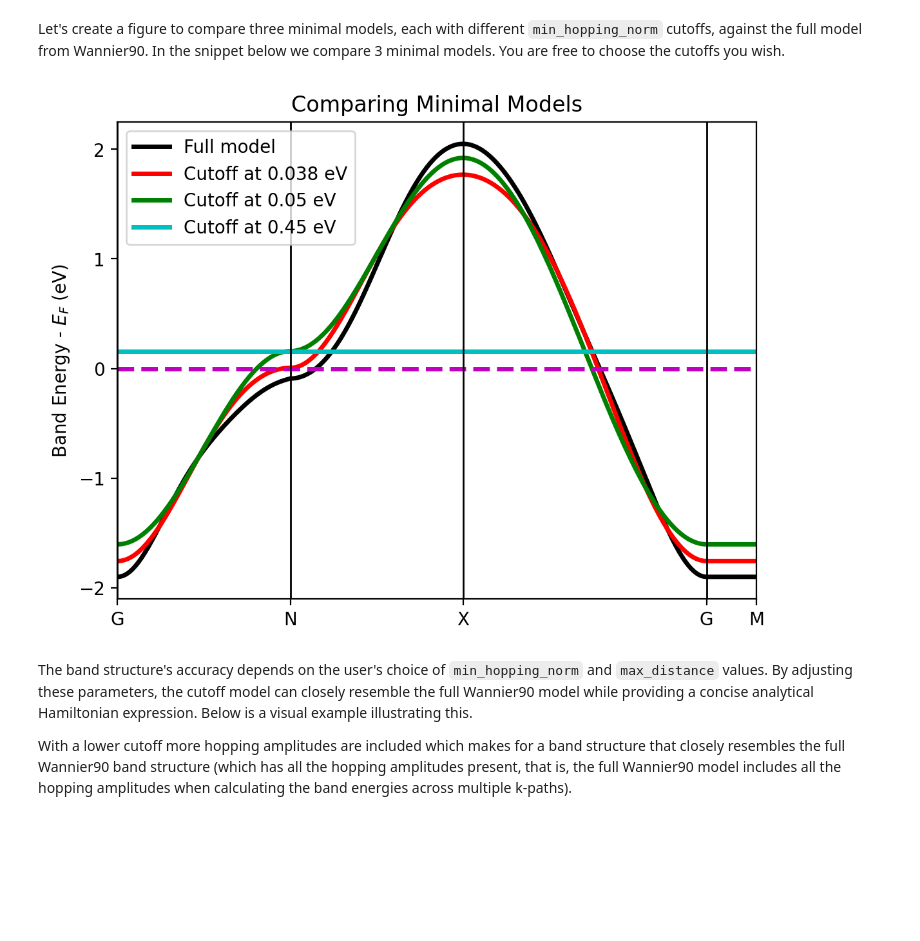
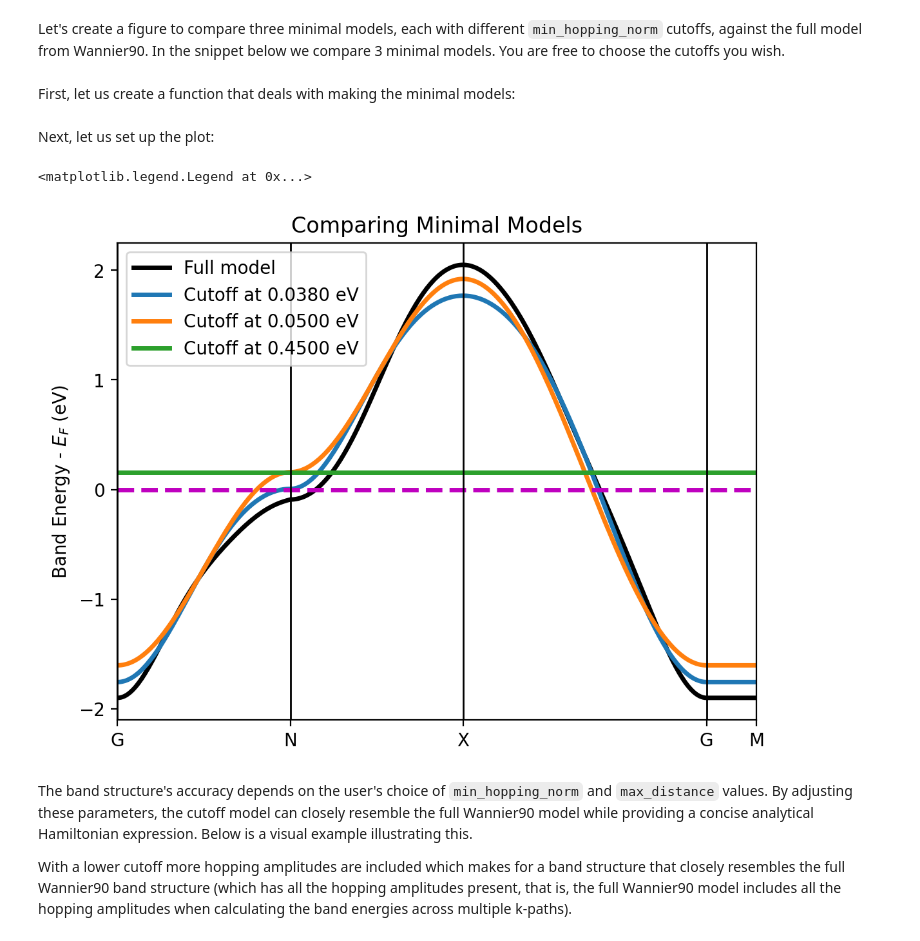
Before and after one commit to TRIQS/tutorials, a Jupyter notebook: SymPyfy Tutorial.ipynb, the cells around one changed output. Saved outputs shown, nothing was run; the diff lists cells and outputs as text; code cells hidden in the pictures; blank space fills up the shorter version.

Commit message:
Improved how we get the plot by getting rid of the inefficient function by replacing it with a for loop that basically does the same plotting work for us

````diff
--- a/SymPyfy Tutorial.ipynb
+++ b/SymPyfy Tutorial.ipynb
@@ -186,8 +94,78 @@ def compare_minimal_models(w90_input, fermi_ev, cutoff_1 = 0.038, cutoff_2 = 0.0
-# %%
-# calling the function
-compare_minimal_models(w90_input, 12.7367, cutoff_1 = 0.038, cutoff_2 = 0.05, cutoff_3 = 0.45)
-# %% [output]
-[figure, removed]
+# %% [markdown]
+First, let us create a function that deals with making the minimal models:
+# %%
+def minimal_model(w90_input, fermi_ev, cutoff):
+    # get band structure from Wannier90 in the form of
+    # list of k-points in reduced coordinates
+    # energies interpolated by Wannier90
+    (w90_kpt, w90_evals) = w90_input.w90_bands_consistency()
+
+    # obtain simplified model based on various cutoffs
+    w90_model = w90_input.model(zero_energy = fermi_ev, min_hopping_norm = cutoff, max_distance = None)
+
+    # solve simplified model on the same k-path as in Wannier90
+    return w90_model.solve_all(w90_kpt)
+# %% [markdown]
+Next, let us set up the plot:
+# %%
+# setting up the plots
+fig, ax = plt.subplots(dpi = 200)
+
+# plotting the full Wannier90 model
+(w90_kpt, w90_evals) = w90_input.w90_bands_consistency()
+for i in range(w90_evals.shape[0]):
+    x_axis = list(range(w90_evals.shape[1]))
+    y_axis = w90_evals[i] - fermi_ev
+    ax.plot(x_axis, y_axis, "k-", zorder = -100, label = "Full model")
+
+# plotting the minimal models
+for cutoff in [0.038, 0.05, 0.45]:
+    int_evals = minimal_model(w90_input, fermi_ev, cutoff)
+    for i in range(int_evals.shape[0]):
+        ax.plot(list(range(int_evals.shape[1])), int_evals[i], zorder = -50, label = "Cutoff at %.4f eV" % cutoff)
+
+# plotting the horizontal line that passes through the y-axis
+ax.axhline(y = 0, color = 'm', linestyle = '--')
+ax.set_yticks(np.arange(-2, 2.1, step = 1))
+
+# increasing the width of the curves
+lines = ax.lines
+for line in lines:
+    line.set_linewidth(2.5)
+
+# coordinates of the high symmetry points
+G = np.array([0.00, 0.00, 0.00])
+N = np.array([0.25, -0.25, 0.25])
+X = np.array([0.00, 0.00, 0.50])
+M = np.array([0.25, 0.25, -0.25])
+
+# x-axis labels of the high-symmetry points
+kpath_labels = ['G', 'N', 'X', 'G', 'M']
+idx_kpt = {}
+
+# checking k-point coordinates equal to the high-symmetry point coordinates
+for name, idx in (zip(('G', 'N', 'X', 'M'), [G, N, X, M])):
+    idx_kpt[name] = list(np.where((w90_kpt == idx).all(axis = 1))[0])
+
+# setting the x-axis ticks
+kpath_xticks = list([x[0] for x in idx_kpt.values()])
+kpath_xticks.append(idx_kpt['G'][1])
+kpath_xticks = sorted(kpath_xticks)
+ax.set_xticks(kpath_xticks)
+ax.set_xticklabels(kpath_labels)
+
+# setting the vertical lines at the high-symmetry points
+for n in range(len(kpath_xticks)):
+    ax.axvline(x = kpath_xticks[n], linewidth = 1, color = 'k')
+
+# plot properties
+ax.set_xlim(0, int_evals.shape[1] - 1)
+ax.set_ylabel(r"Band Energy - $E_F$ (eV)")
+ax.set_title("Comparing Minimal Models")
+ax.legend()
+# %% [output]
+<matplotlib.legend.Legend at 0x...>
+[figure, added]
 # %% [markdown]
 The band structure's accuracy depends on the user's choice of ```min_hopping_norm``` and ```max_distance``` values. By adjusting these parameters, the cutoff model can closely resemble the full Wannier90 model while providing a concise analytical Hamiltonian expression. Below is a visual example illustrating this.
 
````
Also changed, not shown: parts of 3 cells of this notebook.
